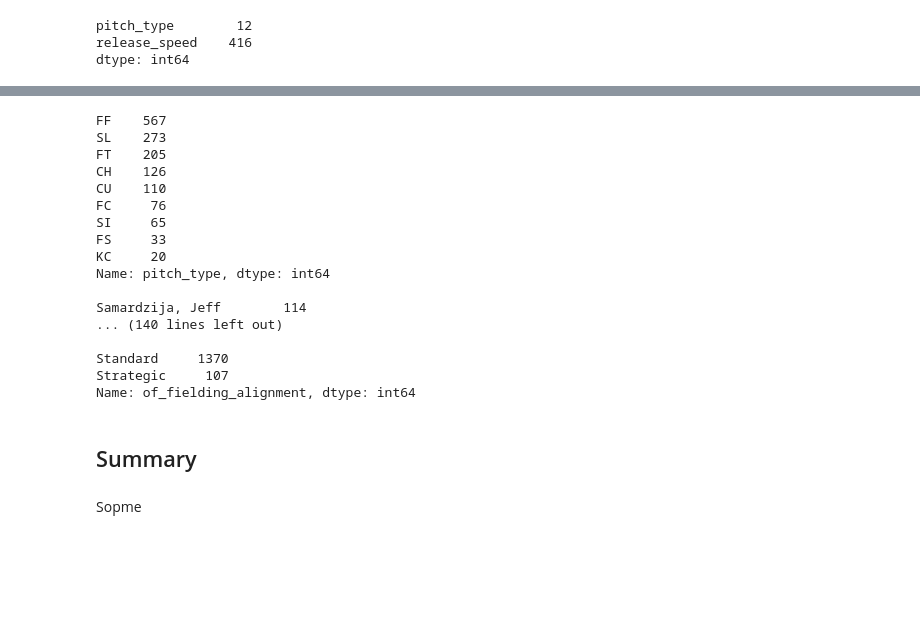
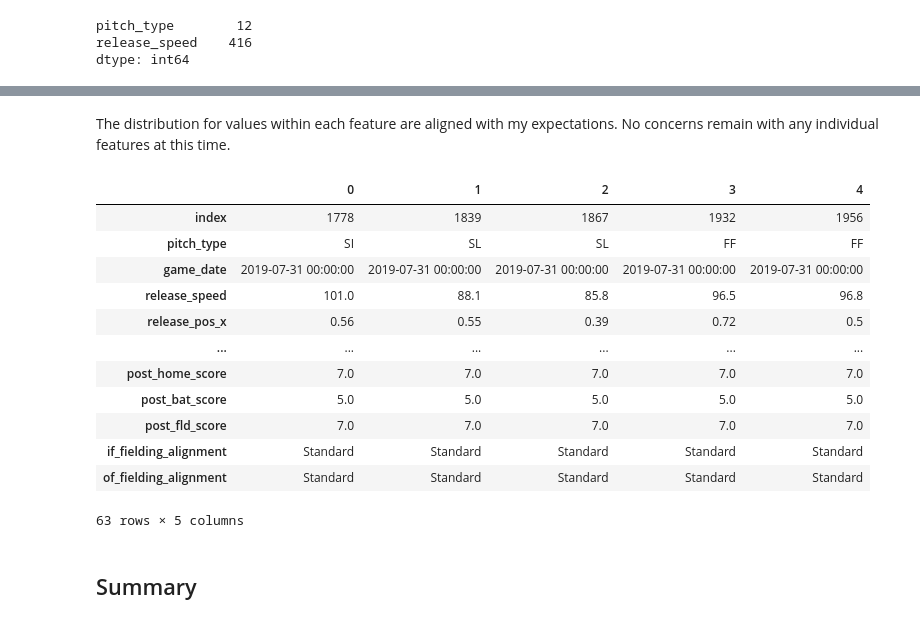
Before and after one commit to lligon4/Capstone2_Project, a Jupyter notebook: CS2_data_wrangling.ipynb, the cells around one changed output, grey strips where cells are left out. Drawn from its saved outputs; the diff is of its cells as text; code cells hidden in the pictures; blank space fills up the shorter version.

```diff
--- a/CS2_data_wrangling.ipynb
+++ b/CS2_data_wrangling.ipynb
@@ -248,25 +304,20 @@ objects = data.select_dtypes('object')
-# %%
-for i in objects:
-    print(objects[i].value_counts(),'\n')
-# %% [output]
-FF    567
-SL    273
-FT    205
-CH    126
-CU    110
-FC     76
-SI     65
-FS     33
-KC     20
-Name: pitch_type, dtype: int64
-
-Samardzija, Jeff        114
-... (140 lines left out)
-
-Standard     1370
-Strategic     107
-Name: of_fielding_alignment, dtype: int64
+# %% [markdown]
+The distribution for values within each feature are aligned with my expectations. No concerns remain with any individual features at this time.
+# %%
+data.head().T
+# %% [output]
+|  | 0 | 1 | 2 | 3 | 4 |
+| index | 1778 | 1839 | 1867 | 1932 | 1956 |
+| pitch_type | SI | SL | SL | FF | FF |
+| game_date | 2019-07-31 00:00:00 | 2019-07-31 00:00:00 | 2019-07-31 00:00:00 | 2019-07-31 00:00:00 | 2019-07-31 00:00:00 |
+| release_speed | 101.0 | 88.1 | 85.8 | 96.5 | 96.8 |
+| release_pos_x | 0.56 | 0.55 | 0.39 | 0.72 | 0.5 |
+| ... | ... | ... | ... | ... | ... |
+| post_home_score | 7.0 | 7.0 | 7.0 | 7.0 | 7.0 |
+| post_bat_score | 5.0 | 5.0 | 5.0 | 5.0 | 5.0 |
+| post_fld_score | 7.0 | 7.0 | 7.0 | 7.0 | 7.0 |
+| if_fielding_alignment | Standard | Standard | Standard | Standard | Standard |
+| of_fielding_alignment | Standard | Standard | Standard | Standard | Standard |
+63 rows × 5 columns
 # %% [markdown]
 ## Summary
-# %% [markdown]
-Sopme
```
Also changed, not shown: parts of 28 cells of this notebook.
